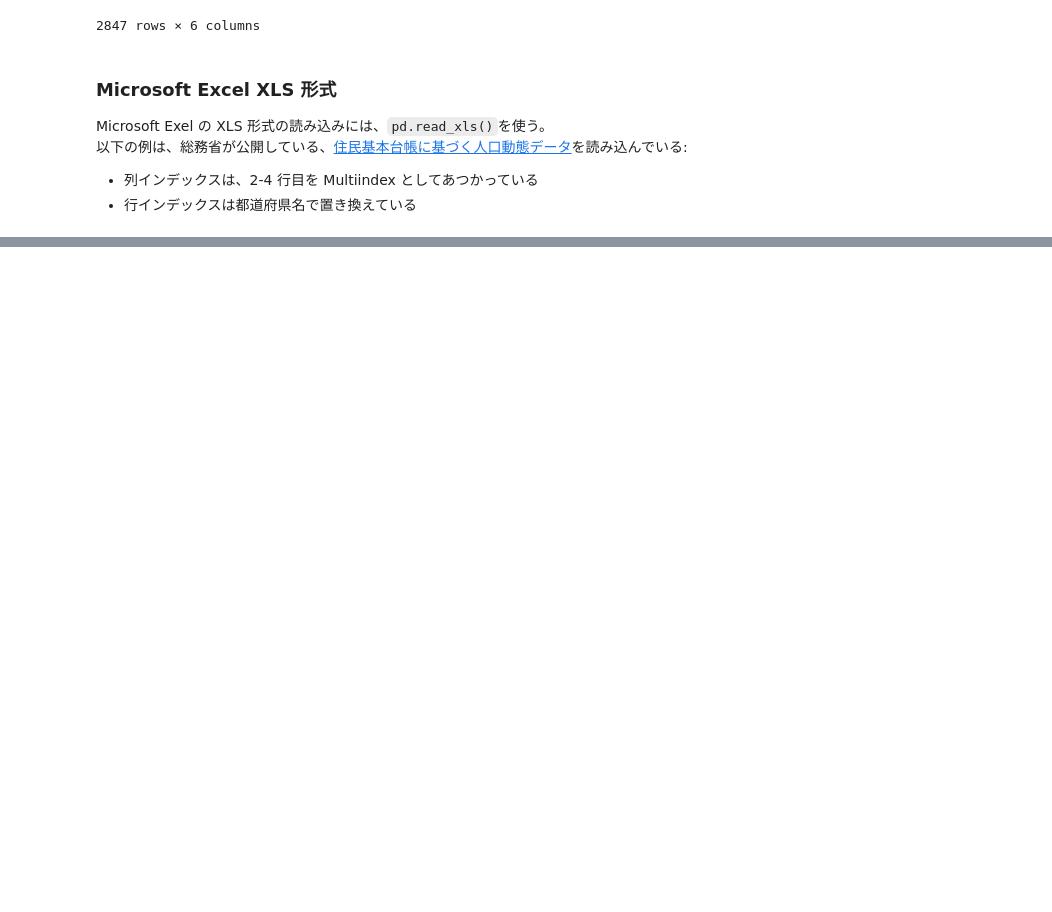
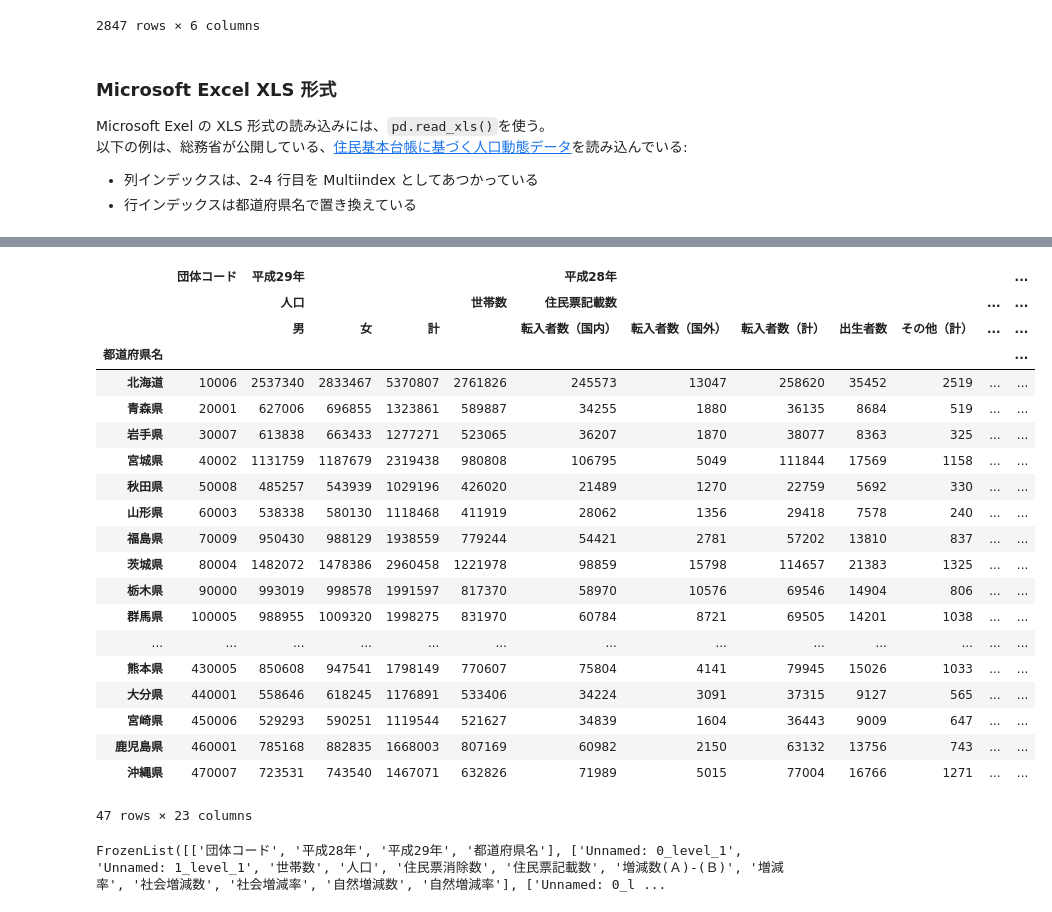
Before and after one commit to kojishun/OCS-04-python-02, a Jupyter notebook: ocs-04-03.ipynb, the cells around one changed output, grey strips where cells are left out. Drawn from its saved outputs; the diff is of its cells as text; code cells hidden in the pictures; blank space fills up the shorter version.

```diff
--- a/ocs-04-03.ipynb
+++ b/ocs-04-03.ipynb
@@ -189,15 +191,3 @@ Microsoft Exel の XLS 形式の読み込みには、`pd.read_xls()`を使う。
 以下の例は、総務省が公開している、[住民基本台帳に基づく人口動態データ](http://www.soumu.go.jp/menu_news/s-news/01gyosei02_02000148.html)を読み込んでいる:
 - 列インデックスは、2-4 行目を Multiindex としてあつかっている
 - 行インデックスは都道府県名で置き換えている
-# %%
-import pandas as pd
-import numpy as np
-
-df = pd.read_excel("000494956.xls", sheet_name=0, header=[1,2,3], skiprows=[4])
-# Omit "Unnamed" indices and adjust
-for i, col in enumerate(df.columns.levels):
-    columns = np.where(col.str.contains("Unnamed"), "", col)
-    df.columns.set_levels(columns, level=i, inplace=True)
-df.set_index("都道府県名", inplace=True)
-df.index.name="都道府県名"
-df
@@ -225,0 +194,66 @@ df
+# %%
+import pandas as pd
+import numpy as np
+
+def rename_unnamed(df):
+    """Rename unamed columns name for Pandas DataFrame
+
+    See https://stackoverflow.com/questions/41221079/rename-multiindex-columns-in-pandas
+
+    Parameters
+    ----------
+    df : pd.DataFrame object
+        Input dataframe
+
+    Returns
+    -------
+    pd.DataFrame
+        Output dataframe
+
+    """
+    for i, columns in enumerate(df.columns.levels):
+        columns_new = columns.tolist()
+        for j, row in enumerate(columns_new):
+            if "Unnamed: " in row:
+                columns_new[j] = ""
+        if pd.__version__ < "0.21.0":  # https://stackoverflow.com/a/48186976/716469
+            df.columns.set_levels(columns_new, level=i, inplace=True)
+        else:
+            df = df.rename(columns=dict(zip(columns.tolist(), columns_new)),
+                           level=i)
+    return df
+
+
+
+df = pd.read_excel("000494956.xls", sheet_name=0, header=[1,2,3], skiprows=[4])
+# Omit "Unnamed" indices and adjust
+df = rename_unnamed(df)
+df.set_index("都道府県名", inplace=True)
+df.index.name="都道府県名"
+df
+# %% [output]
+|  | 団体コード | 平成29年 |  |  |  | 平成28年 |  |  |  |  |  | ... |
+|  |  | 人口 |  |  | 世帯数 | 住民票記載数 |  |  |  |  | ... | ... |
+|  |  | 男 | 女 | 計 |  | 転入者数（国内） | 転入者数（国外） | 転入者数（計） | 出生者数 | その他（計） | ... | ... |
+| 都道府県名 |  |  |  |  |  |  |  |  |  |  |  | ... |
+| 北海道 | 10006 | 2537340 | 2833467 | 5370807 | 2761826 | 245573 | 13047 | 258620 | 35452 | 2519 | ... | ... |
+| 青森県 | 20001 | 627006 | 696855 | 1323861 | 589887 | 34255 | 1880 | 36135 | 8684 | 519 | ... | ... |
+| 岩手県 | 30007 | 613838 | 663433 | 1277271 | 523065 | 36207 | 1870 | 38077 | 8363 | 325 | ... | ... |
+| 宮城県 | 40002 | 1131759 | 1187679 | 2319438 | 980808 | 106795 | 5049 | 111844 | 17569 | 1158 | ... | ... |
+| 秋田県 | 50008 | 485257 | 543939 | 1029196 | 426020 | 21489 | 1270 | 22759 | 5692 | 330 | ... | ... |
+| 山形県 | 60003 | 538338 | 580130 | 1118468 | 411919 | 28062 | 1356 | 29418 | 7578 | 240 | ... | ... |
+| 福島県 | 70009 | 950430 | 988129 | 1938559 | 779244 | 54421 | 2781 | 57202 | 13810 | 837 | ... | ... |
+| 茨城県 | 80004 | 1482072 | 1478386 | 2960458 | 1221978 | 98859 | 15798 | 114657 | 21383 | 1325 | ... | ... |
+| 栃木県 | 90000 | 993019 | 998578 | 1991597 | 817370 | 58970 | 10576 | 69546 | 14904 | 806 | ... | ... |
+| 群馬県 | 100005 | 988955 | 1009320 | 1998275 | 831970 | 60784 | 8721 | 69505 | 14201 | 1038 | ... | ... |
+| ... | ... | ... | ... | ... | ... | ... | ... | ... | ... | ... | ... | ... |
+| 熊本県 | 430005 | 850608 | 947541 | 1798149 | 770607 | 75804 | 4141 | 79945 | 15026 | 1033 | ... | ... |
+| 大分県 | 440001 | 558646 | 618245 | 1176891 | 533406 | 34224 | 3091 | 37315 | 9127 | 565 | ... | ... |
+| 宮崎県 | 450006 | 529293 | 590251 | 1119544 | 521627 | 34839 | 1604 | 36443 | 9009 | 647 | ... | ... |
+| 鹿児島県 | 460001 | 785168 | 882835 | 1668003 | 807169 | 60982 | 2150 | 63132 | 13756 | 743 | ... | ... |
+| 沖縄県 | 470007 | 723531 | 743540 | 1467071 | 632826 | 71989 | 5015 | 77004 | 16766 | 1271 | ... | ... |
+47 rows × 23 columns
+# %%
+df.columns.levels
+# %% [output]
+FrozenList([['団体コード', '平成28年', '平成29年', '都道府県名'], ['Unnamed: 0_level_1', 'Unnamed: 1_level_1', '世帯数', '人口', '住民票消除数', '住民票記載数', '増減数(Ａ)-(Ｂ)', '増減率', '社会増減数', '社会増減率', '自然増減数', '自然増減率'], ['Unnamed: 0_l ...
```
Also changed, not shown: parts of 16 cells of this notebook, 5 other files.
